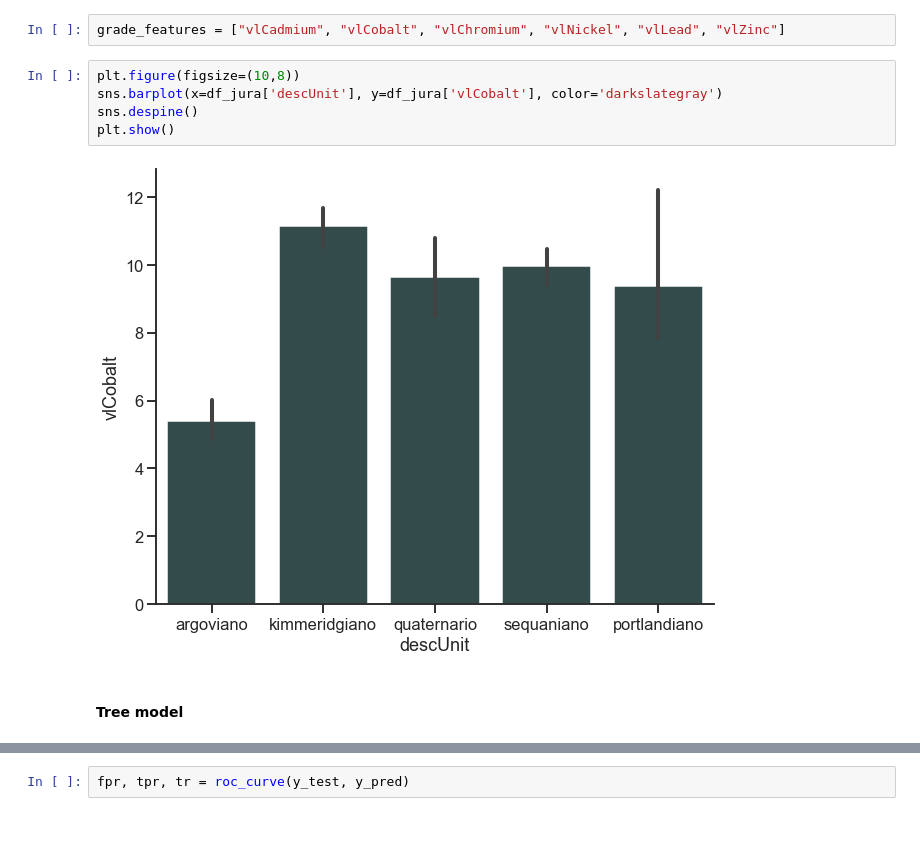
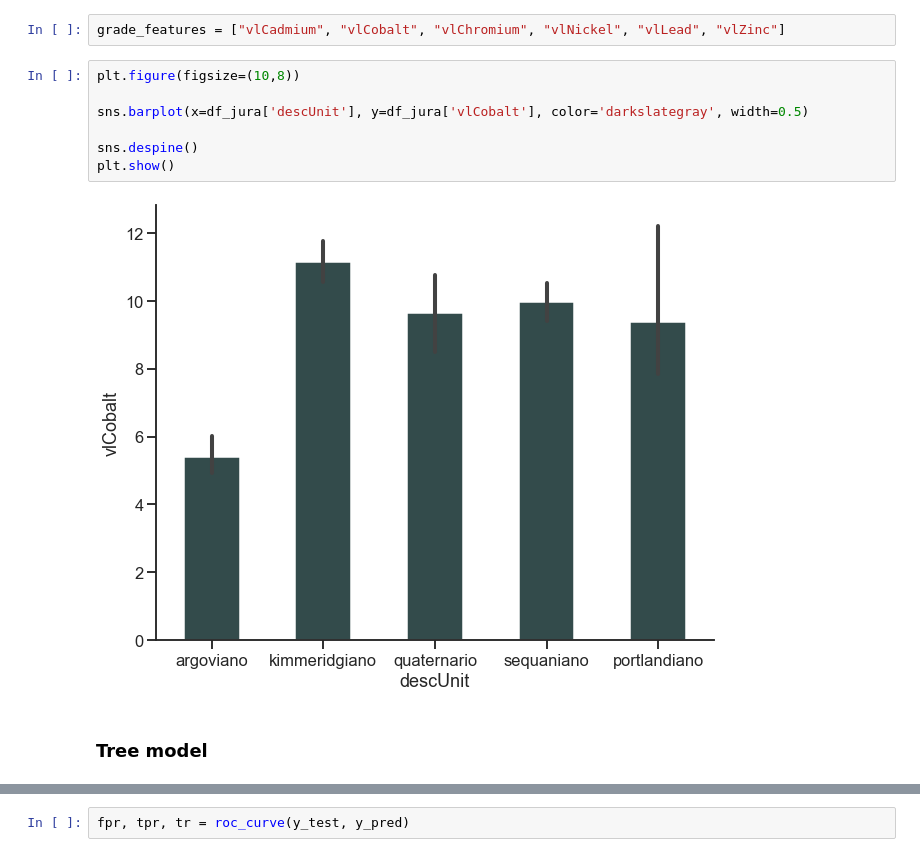
Before and after one commit to luschiro/workflows-geo-data, a Jupyter notebook: modulo_4/modulo_4.ipynb, the cells around one changed output, grey strips where cells are left out. Drawn from its saved outputs; the diff is of its cells as text; blank space fills up the shorter version.

Commit message:
tree

```diff
--- a/modulo_4/modulo_4.ipynb
+++ b/modulo_4/modulo_4.ipynb
@@ -111,12 +111,14 @@ meta_df(df_jura)
 grade_features = ["vlCadmium", "vlCobalt", "vlChromium", "vlNickel", "vlLead", "vlZinc"]
 # %%
 plt.figure(figsize=(10,8))
-sns.barplot(x=df_jura['descUnit'], y=df_jura['vlCobalt'], color='darkslategray')
+
+sns.barplot(x=df_jura['descUnit'], y=df_jura['vlCobalt'], color='darkslategray', width=0.5)
+
 sns.despine()
 plt.show()
 # %% [output]
-[figure, old version]
+[figure, new version]
 # %% [markdown]
-#### Tree model
+### Tree model
 # %%
 # train - test split
```
Also changed, not shown: parts of 9 cells of this notebook.
